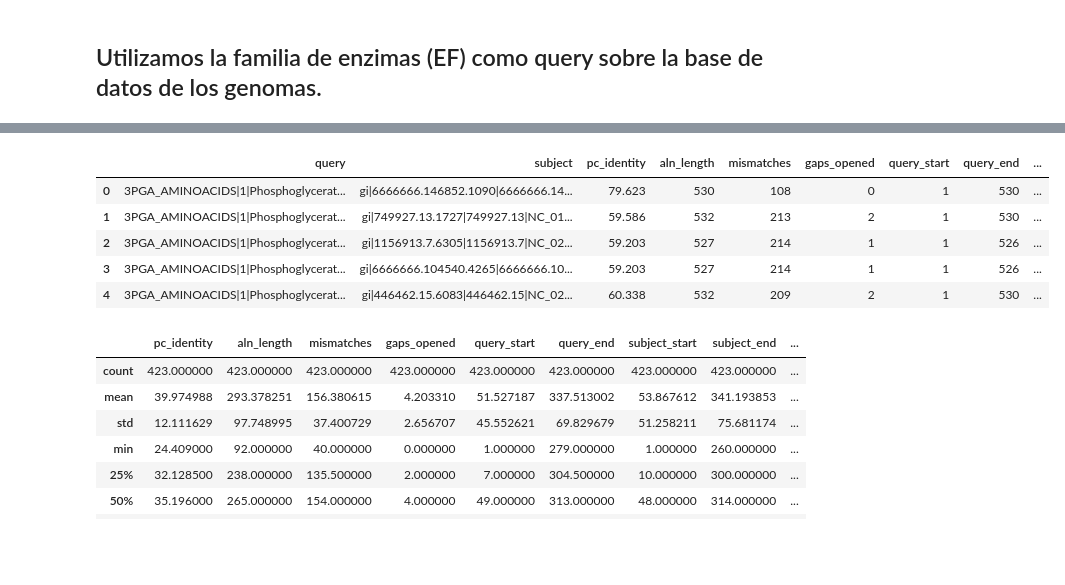
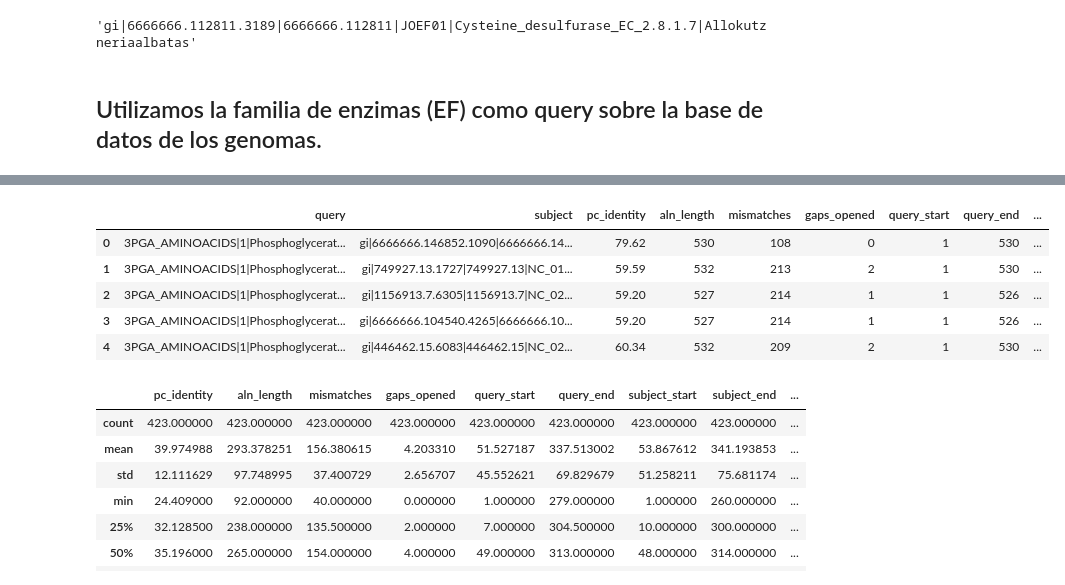
Before and after one commit to CsarMijangos/CsarPos, a Jupyter notebook: Jupyter_notebooks/Obtener_Exp_Fam.ipynb, the cells around one changed output, grey strips where cells are left out. Drawn from its saved outputs; the diff is of its cells as text; code cells hidden in the pictures; blank space fills up the shorter version.

```diff
--- a/Jupyter_notebooks/Obtener_Exp_Fam.ipynb
+++ b/Jupyter_notebooks/Obtener_Exp_Fam.ipynb
@@ -8,7 +8,29 @@ from sklearn import cluster
 from sklearn.preprocessing import StandardScaler
 %matplotlib inline
 # %%
-df = pd.read_csv("EF_vs_GenomesDB.blast", sep = "\t", names = ['query', 'subject',
+##Dataframe con el primer blast: Semillas vs Genomas:
+df1 = pd.read_csv("/home/csar/Proyectos/Posdoc/Proyecto_pos/CsarPos/blast_EF_vs_GenomeDB/pscplos17.blast", sep = "\t", names = ['query', 'subject',
            'pc_identity', 'aln_length', 'mismatches', 'gaps_opened',
            'query_start', 'query_end', 'subject_start', 'subject_end',
            'e_value', 'bitscore'], engine = 'python')
+
+
+##Dataframe con el segundo blast: Genomas vs Semillas: ("Revisar si en este punto los genomas corresponden
+# a los de las familias expandidas")
+df2 = pd.read_csv("/home/csar/Proyectos/Posdoc/Proyecto_pos/CsarPos/blast_Genomes_vs_EF/vueltalos17.blast.uniq",sep = "\t", names = ['query', 'subject',
+           'pc_identity', 'aln_length', 'mismatches', 'gaps_opened',
+           'query_start', 'query_end', 'subject_start', 'subject_end',
+           'e_value', 'bitscore'], engine = 'python')
+
+
+##Dataframe con el tercer blast: ExpFam_1 vs MIBiG:
+df3_1 = pd.read_csv("/home/csar/Proyectos/Posdoc/Proyecto_pos/CsarPos/blast_ExpFam_vs_NP/1.fasta_ExpandedVsNp.blast",sep = "\t", names = ['query', 'subject',
+           'pc_identity', 'aln_length', 'mismatches', 'gaps_opened',
+           'query_start', 'query_end', 'subject_start', 'subject_end',
+           'e_value', 'bitscore'], engine = 'python')
+
+##Dataframe con el tercer blast: ExpFam_2 vs MIBiG:
+df3_2 = pd.read_csv("/home/csar/Proyectos/Posdoc/Proyecto_pos/CsarPos/blast_ExpFam_vs_NP/2.fasta_ExpandedVsNp.blast",sep = "\t", names = ['query', 'subject',
+           'pc_identity', 'aln_length', 'mismatches', 'gaps_opened',
+           'query_start', 'query_end', 'subject_start', 'subject_end',
+           'e_value', 'bitscore'], engine = 'python')
@@ -15,3 +76,9 @@ df = pd.read_csv("EF_vs_GenomesDB.blast", sep = "\t", names = ['query', 'subject
+# %%
+df2["query"][0]
+# Genomas vs Enzimas:
+# query: gi | identificadorGenoma.IdenificadorGen | IdentificadorGenoma |
+# %% [output]
+'gi|6666666.112811.3189|6666666.112811|JOEF01|Cysteine_desulfurase_EC_2.8.1.7|Allokutzneriaalbatas'
 # %% [markdown]
 ## Utilizamos la familia de enzimas (EF) como query sobre la base de datos de los genomas.
 # %%
@@ -37,12 +104,12 @@ Data columns (total 12 columns):
 dtypes: float64(3), int64(7), object(2)
 memory usage: 39.8+ KB
 # %%
-df.head()
+df1.head()
 # %% [output]
 |  | query | subject | pc_identity | aln_length | mismatches | gaps_opened | query_start | query_end | ... |
-| 0 | 3PGA_AMINOACIDS|1|Phosphoglycerat... | gi|6666666.146852.1090|6666666.14... | 79.623 | 530 | 108 | 0 | 1 | 530 | ... |
-| 1 | 3PGA_AMINOACIDS|1|Phosphoglycerat... | gi|749927.13.1727|749927.13|NC_01... | 59.586 | 532 | 213 | 2 | 1 | 530 | ... |
-| 2 | 3PGA_AMINOACIDS|1|Phosphoglycerat... | gi|1156913.7.6305|1156913.7|NC_02... | 59.203 | 527 | 214 | 1 | 1 | 526 | ... |
-| 3 | 3PGA_AMINOACIDS|1|Phosphoglycerat... | gi|6666666.104540.4265|6666666.10... | 59.203 | 527 | 214 | 1 | 1 | 526 | ... |
-| 4 | 3PGA_AMINOACIDS|1|Phosphoglycerat... | gi|446462.15.6083|446462.15|NC_02... | 60.338 | 532 | 209 | 2 | 1 | 530 | ... |
+| 0 | 3PGA_AMINOACIDS|1|Phosphoglycerat... | gi|6666666.146852.1090|6666666.14... | 79.62 | 530 | 108 | 0 | 1 | 530 | ... |
+| 1 | 3PGA_AMINOACIDS|1|Phosphoglycerat... | gi|749927.13.1727|749927.13|NC_01... | 59.59 | 532 | 213 | 2 | 1 | 530 | ... |
+| 2 | 3PGA_AMINOACIDS|1|Phosphoglycerat... | gi|1156913.7.6305|1156913.7|NC_02... | 59.20 | 527 | 214 | 1 | 1 | 526 | ... |
+| 3 | 3PGA_AMINOACIDS|1|Phosphoglycerat... | gi|6666666.104540.4265|6666666.10... | 59.20 | 527 | 214 | 1 | 1 | 526 | ... |
+| 4 | 3PGA_AMINOACIDS|1|Phosphoglycerat... | gi|446462.15.6083|446462.15|NC_02... | 60.34 | 532 | 209 | 2 | 1 | 530 | ... |
 # %%
```
Also changed, not shown: parts of 14 cells of this notebook.
